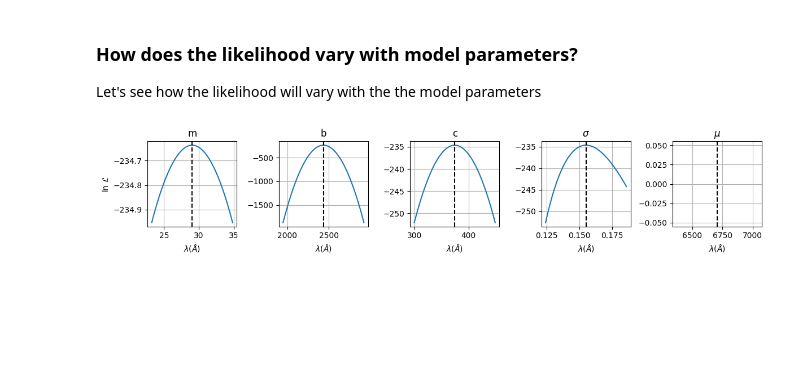
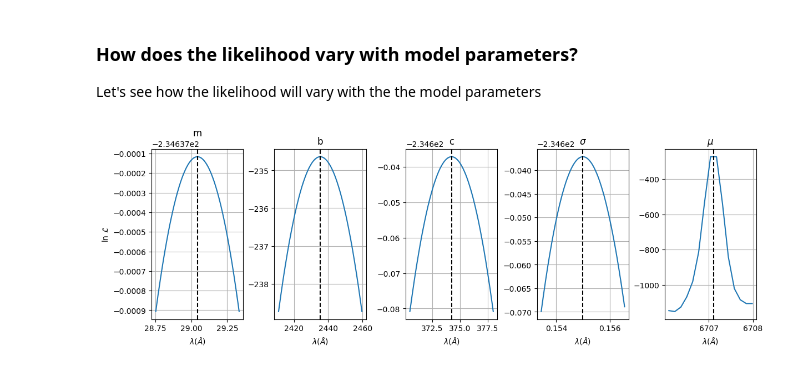
Before and after one commit to astrostatistics-in-crete/2024_summer_school, a Jupyter notebook: 04_MLE/MLE_AnswerKey.ipynb, the cells around one changed output. Saved outputs shown, nothing was run; the diff lists cells and outputs as text; code cells hidden in the pictures; blank space fills up the shorter version.

```diff
--- a/04_MLE/MLE_AnswerKey.ipynb
+++ b/04_MLE/MLE_AnswerKey.ipynb
@@ -753,37 +757,30 @@ plt.show()
 
 Let's see how the likelihood will vary with the the model parameters
 # %%
-fig, ax = plt.subplots(1, 5, figsize=(12, 2.5))
-
-m_best, b_best, c_best, sigma_best, loc_best = best_p
-
+fig, axes = plt.subplots(1, 5, figsize=(12, 4), constrained_layout=True)
 labels = ['m', 'b', 'c', r'$\sigma$', r'$\mu$']
 
-for j in range(5):
-
-    test_set = best_p[j] * np.linspace(0.8, 1.2, 100)
-    ll = np.zeros(len(test_set))
-
+for j, (label, ax) in enumerate(zip(labels, axes)):
+    # get the best-fitting values
     trial_p = best_p.copy()
 
+    # take a range around the j-th parameter's best-fiting value
+    test_set = best_p[j] * np.linspace(0.99, 1.01, 1000)
+
+    # get the log-likelihood for the different values (keeping fixed the rest of the parameters)
+    ll = np.zeros_like(test_set)
     for i, test_val in enumerate(test_set):
-
         trial_p[j] = test_val
-
         ll[i] = ln_likelihood(trial_p, lithium_line)
 
 
-    ax[j].plot(test_set, ll)
+    ax.plot(test_set, ll)
+    ax.axvline(best_p[j], color='k', linestyle='dashed')
+    ax.set_title(labels[j])
+    ax.set_xlabel(r'$\lambda (\AA)$')
+    ax.grid()
 
-    ax[j].axvline(best_p[j], color='k', linestyle='dashed')
-
-    ax[j].set_title(labels[j])
-    ax[j].grid()
-
-    ax[j].set_xlabel(r'$\lambda (\AA)$')
-ax[0].set_ylabel('ln $\mathcal{L}$')
-
-plt.tight_layout()
+axes[0].set_ylabel('ln $\mathcal{L}$')
 plt.show()
 # %% [output]
-[figure, old version]
+[figure, new version]
```
Also changed, not shown: parts of 5 cells of this notebook, 1 other file.
